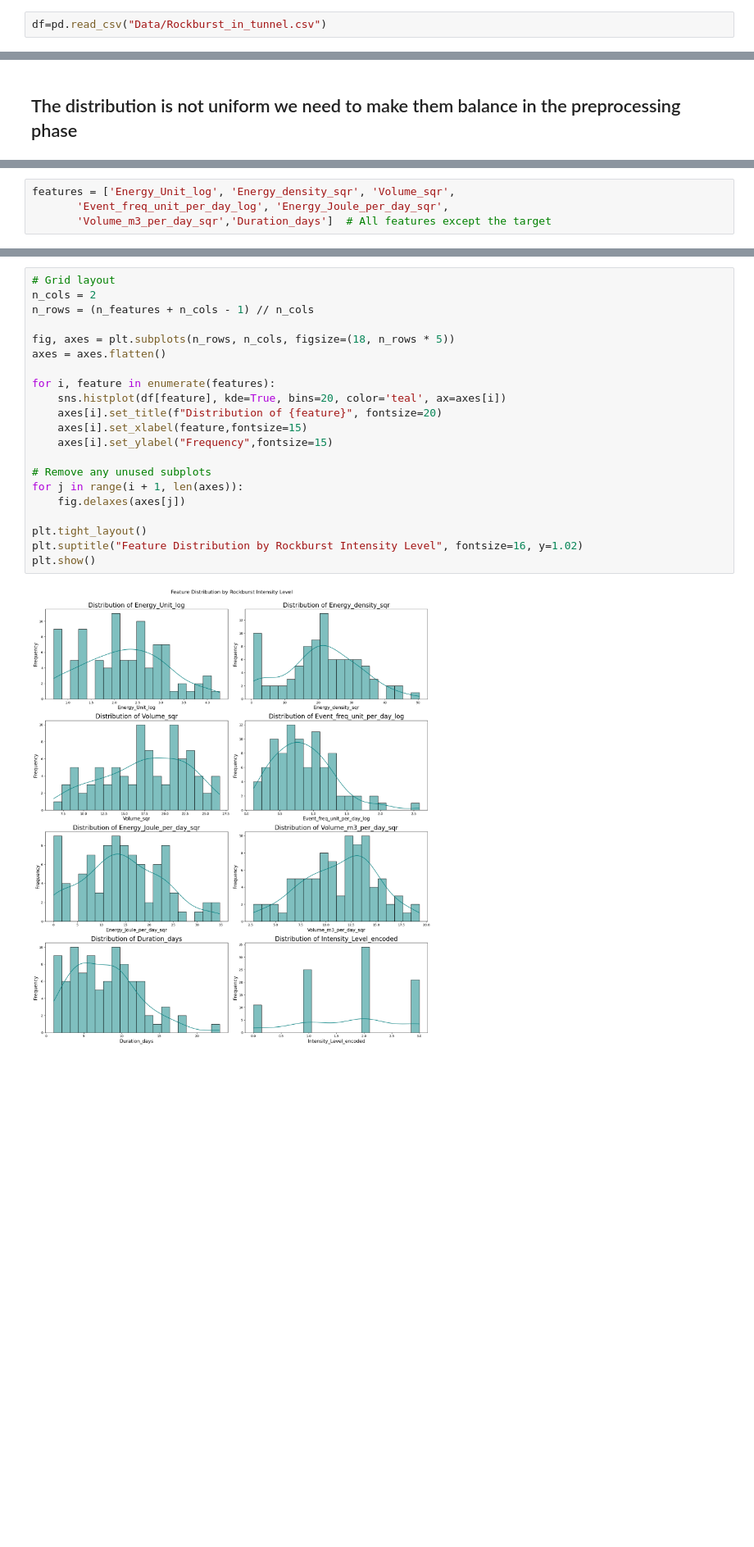
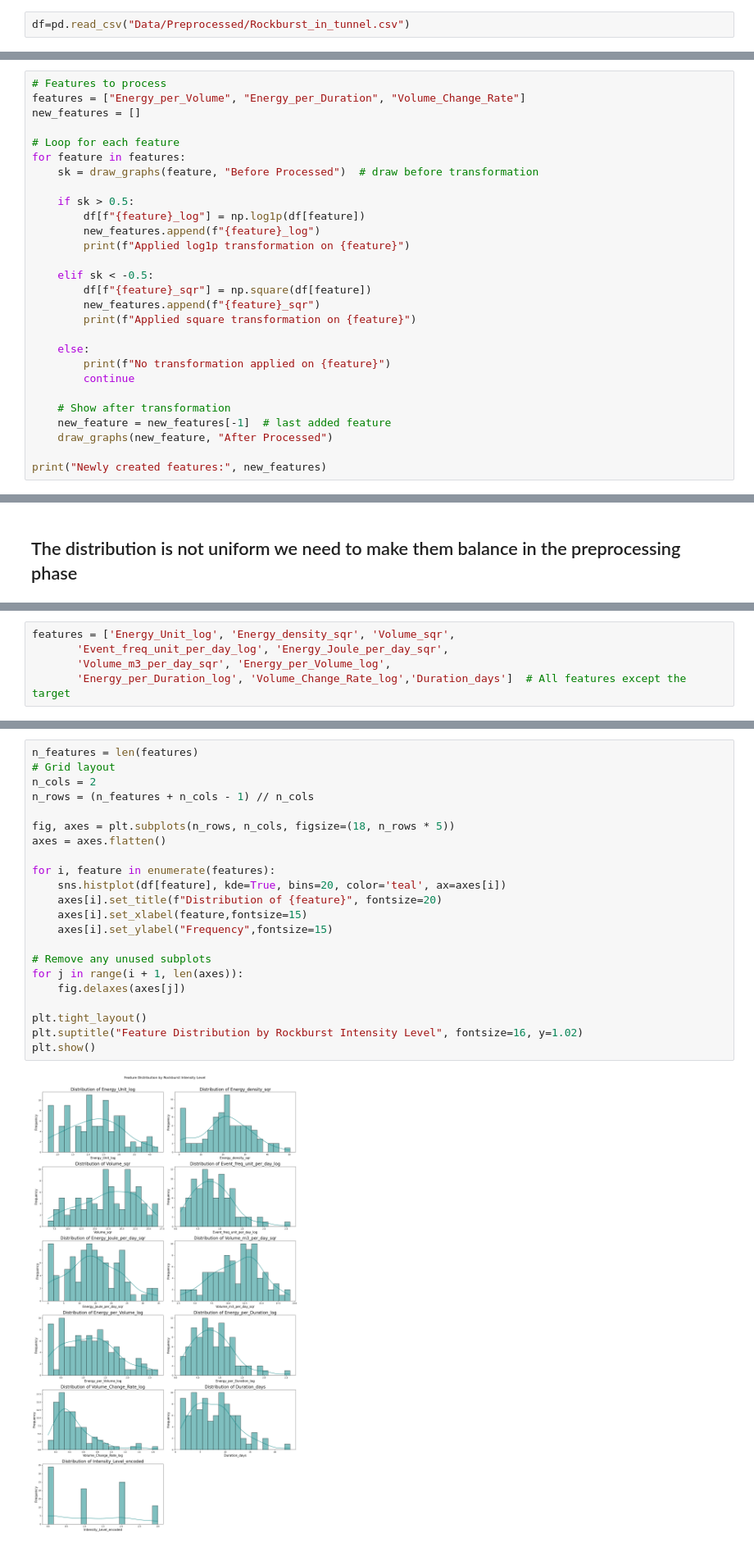
Before and after one commit to aliirshad3098/RockBurst_Prediction_In_Tunnel, a Jupyter notebook: Visualization.ipynb, the cells around one changed output, grey strips where cells are left out. Shown at 82% size. Drawn from its saved outputs; the diff is of its cells as text; blank space fills up the shorter version.

```diff
--- a/Visualization.ipynb
+++ b/Visualization.ipynb
@@ -4,7 +4,7 @@ import numpy as np
 import matplotlib.pyplot as plt
 import seaborn as sns
 # %%
-df=pd.read_csv("Data/Rockburst_in_tunnel.csv")
+df=pd.read_csv("Data/Preprocessed/Rockburst_in_tunnel.csv")
 # %%
 df.head()
 # %% [output]
@@ -342,0 +365,28 @@ Skewness of Duration_days: 0.7517036234789397
+# %%
+# Features to process
+features = ["Energy_per_Volume", "Energy_per_Duration", "Volume_Change_Rate"]
+new_features = []
+
+# Loop for each feature
+for feature in features:
+    sk = draw_graphs(feature, "Before Processed")  # draw before transformation
+
+    if sk > 0.5:
+        df[f"{feature}_log"] = np.log1p(df[feature])
+        new_features.append(f"{feature}_log")
+        print(f"Applied log1p transformation on {feature}")
+
+    elif sk < -0.5:
+        df[f"{feature}_sqr"] = np.square(df[feature])
+        new_features.append(f"{feature}_sqr")
+        print(f"Applied square transformation on {feature}")
+
+    else:
+        print(f"No transformation applied on {feature}")
+        continue
+
+    # Show after transformation
+    new_feature = new_features[-1]  # last added feature
+    draw_graphs(new_feature, "After Processed")
+
+print("Newly created features:", new_features)
@@ -376,7 +460,8 @@ Index(['Energy_Unit_log', 'Energy_density_sqr', 'Volume_sqr',
 # %%
 features = ['Energy_Unit_log', 'Energy_density_sqr', 'Volume_sqr',
        'Event_freq_unit_per_day_log', 'Energy_Joule_per_day_sqr',
-       'Volume_m3_per_day_sqr','Duration_days']  # All features except the target
+       'Volume_m3_per_day_sqr', 'Energy_per_Volume_log',
+       'Energy_per_Duration_log', 'Volume_Change_Rate_log','Duration_days']  # All features except the target
 # %%
 
 n_features = len(features)
@@ -427,23 +513,24 @@ plt.show()
 # %%
+n_features = len(features)
 # Grid layout
 n_cols = 2
 n_rows = (n_features + n_cols - 1) // n_cols
 
 fig, axes = plt.subplots(n_rows, n_cols, figsize=(18, n_rows * 5))
 axes = axes.flatten()
 
 for i, feature in enumerate(features):
     sns.histplot(df[feature], kde=True, bins=20, color='teal', ax=axes[i])
     axes[i].set_title(f"Distribution of {feature}", fontsize=20)
     axes[i].set_xlabel(feature,fontsize=15)
     axes[i].set_ylabel("Frequency",fontsize=15)
 
 # Remove any unused subplots
 for j in range(i + 1, len(axes)):
     fig.delaxes(axes[j])
 
 plt.tight_layout()
 plt.suptitle("Feature Distribution by Rockburst Intensity Level", fontsize=16, y=1.02)
 plt.show()
 # %% [output]
-[figure, old version]
+[figure, new version]
```
Also changed, not shown: parts of 12 cells of this notebook, 7 other files.
